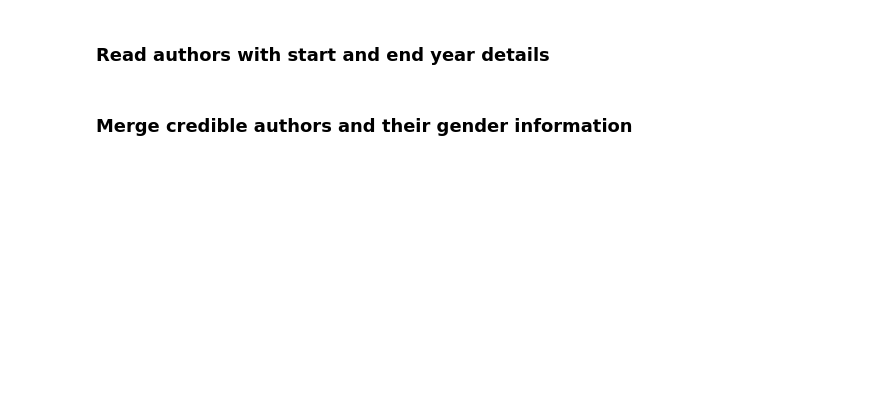
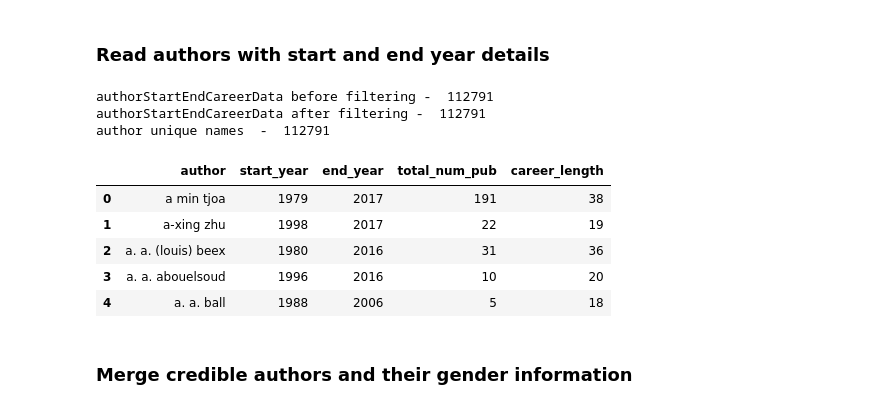
Before and after one commit to gesiscss/inequality, a Jupyter notebook: cohort-analysis-citations.ipynb, the cells around one changed output. Cells and saved outputs as stored; diff of their text form; code cells hidden in the pictures; blank space fills up the shorter version.

```diff
--- a/cohort-analysis-citations.ipynb
+++ b/cohort-analysis-citations.ipynb
@@ -39,20 +58,28 @@ print(gender['author'].nunique())
 # %% [markdown]
 ### Read authors with start and end year details
 # %%
+# Different files exists depending upon their career length
 
 #authorStartEndCareerData = pd.read_csv('./data/authors-scientific-atleast-'+str(CAREER_LENGTH)+'-year.csv')
-authorStartEndCareerData = pd.read_csv('./data-new/authors-scientific-atleast-'+str(CAREER_LENGTH)+'-year.csv')
+authorStartEndCareerData = pd.read_csv('./data/authors-scientific-atleast-'+str(CAREER_LENGTH)+'-year.csv')
 
 
 print('authorStartEndCareerData before filtering - ',authorStartEndCareerData.shape[0])
 authorStartEndCareerData = authorStartEndCareerData[authorStartEndCareerData["start_year"] >= 1970]
 print('authorStartEndCareerData after filtering - ',authorStartEndCareerData.shape[0])
 
-print(authorStartEndCareerData.head())
-
-#print("authorStartEndCareerData  %s", authorStartEndCareerData.shape[0])
 print("author unique names  - ", authorStartEndCareerData['author'].nunique())
-#print(authorStartEndCareerData[authorStartEndCareerData['author']=='a min tjoa'])
+authorStartEndCareerData.head()
+# %% [output]
+authorStartEndCareerData before filtering -  112791
+authorStartEndCareerData after filtering -  112791
+author unique names  -  112791
+|  | author | start_year | end_year | total_num_pub | career_length |
+| 0 | a min tjoa | 1979 | 2017 | 191 | 38 |
+| 1 | a-xing zhu | 1998 | 2017 | 22 | 19 |
+| 2 | a. a. (louis) beex | 1980 | 2016 | 31 | 36 |
+| 3 | a. a. abouelsoud | 1996 | 2016 | 10 | 20 |
+| 4 | a. a. ball | 1988 | 2006 | 5 | 18 |
 # %% [markdown]
 ### Merge credible authors and their gender information
 # %%
```
Also changed, not shown: parts of 21 cells of this notebook.
